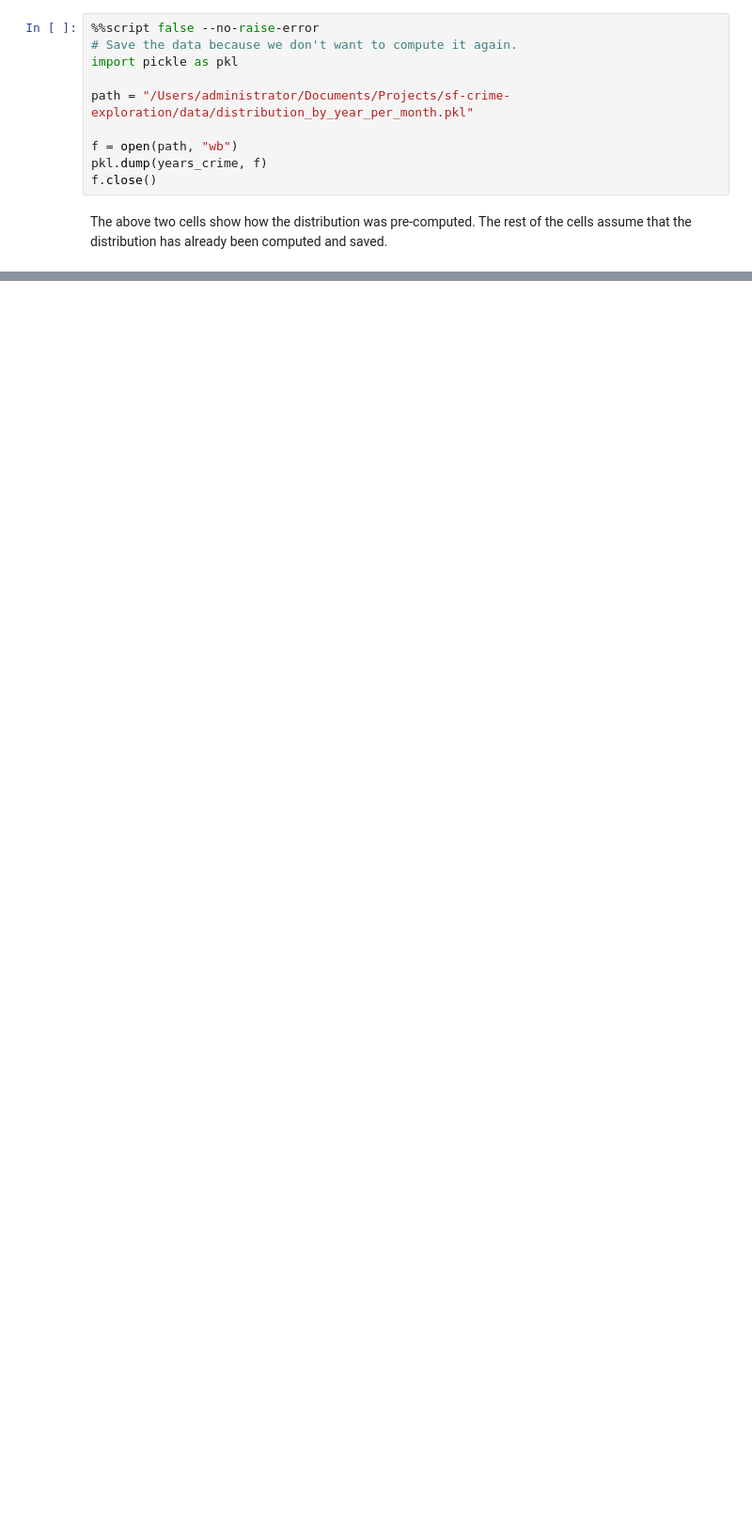
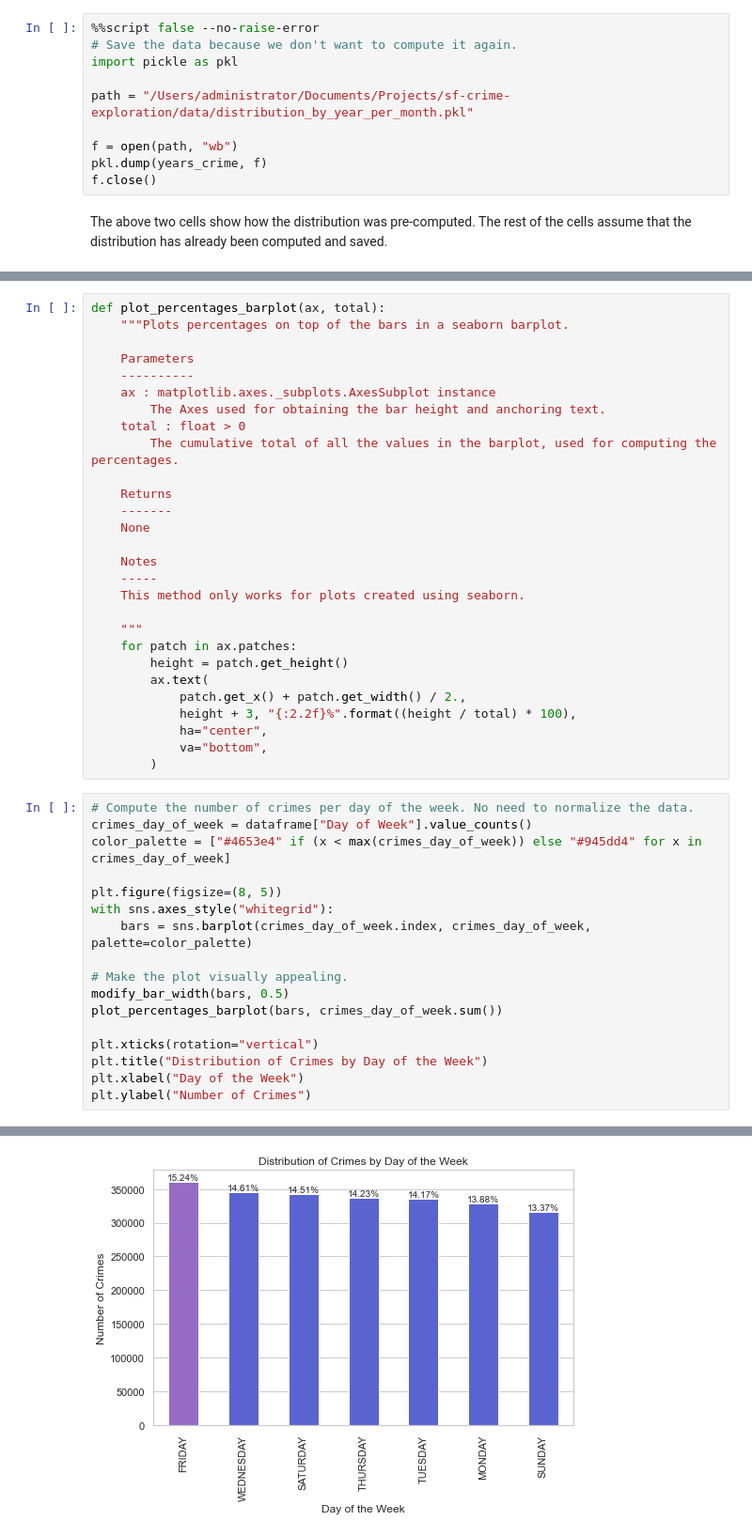
Before and after one commit to hu-simon/sf-crime-analysis, a Jupyter notebook: src/eda.ipynb, the cells around one changed output, grey strips where cells are left out. Shown at 94% size. Cells and saved outputs as stored; diff of their text form; blank space fills up the shorter version.

```diff
--- a/src/eda.ipynb
+++ b/src/eda.ipynb
@@ -152,0 +260,46 @@ plt.show()
+# %%
+def plot_percentages_barplot(ax, total):
+    """Plots percentages on top of the bars in a seaborn barplot.
+
+    Parameters
+    ----------
+    ax : matplotlib.axes._subplots.AxesSubplot instance
+        The Axes used for obtaining the bar height and anchoring text.
+    total : float > 0
+        The cumulative total of all the values in the barplot, used for computing the percentages.
+
+    Returns
+    -------
+    None
+
+    Notes
+    -----
+    This method only works for plots created using seaborn.
+
+    """
+    for patch in ax.patches:
+        height = patch.get_height()
+        ax.text(
+            patch.get_x() + patch.get_width() / 2.,
+            height + 3, "{:2.2f}%".format((height / total) * 100),
+            ha="center",
+            va="bottom",
+        )
+# %%
+# Compute the number of crimes per day of the week. No need to normalize the data.
+crimes_day_of_week = dataframe["Day of Week"].value_counts()
+color_palette = ["#4653e4" if (x < max(crimes_day_of_week)) else "#945dd4" for x in crimes_day_of_week]
+
+plt.figure(figsize=(8, 5))
+with sns.axes_style("whitegrid"):
+    bars = sns.barplot(crimes_day_of_week.index, crimes_day_of_week, palette=color_palette)
+
+# Make the plot visually appealing.
+modify_bar_width(bars, 0.5)
+plot_percentages_barplot(bars, crimes_day_of_week.sum())
+
+plt.xticks(rotation="vertical")
+plt.title("Distribution of Crimes by Day of the Week")
+plt.xlabel("Day of the Week")
+plt.ylabel("Number of Crimes")
+# %% [output]
@@ -152,0 +307 @@ plt.show()
+[figure, added]
```
Also changed, not shown: parts of 37 cells of this notebook, 10 other files.
